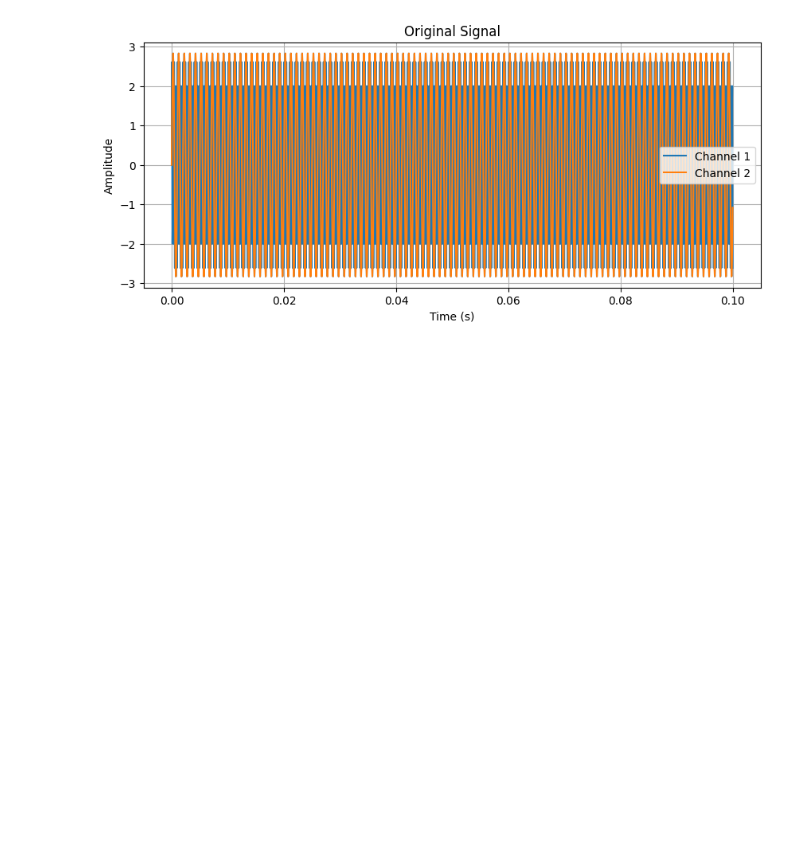
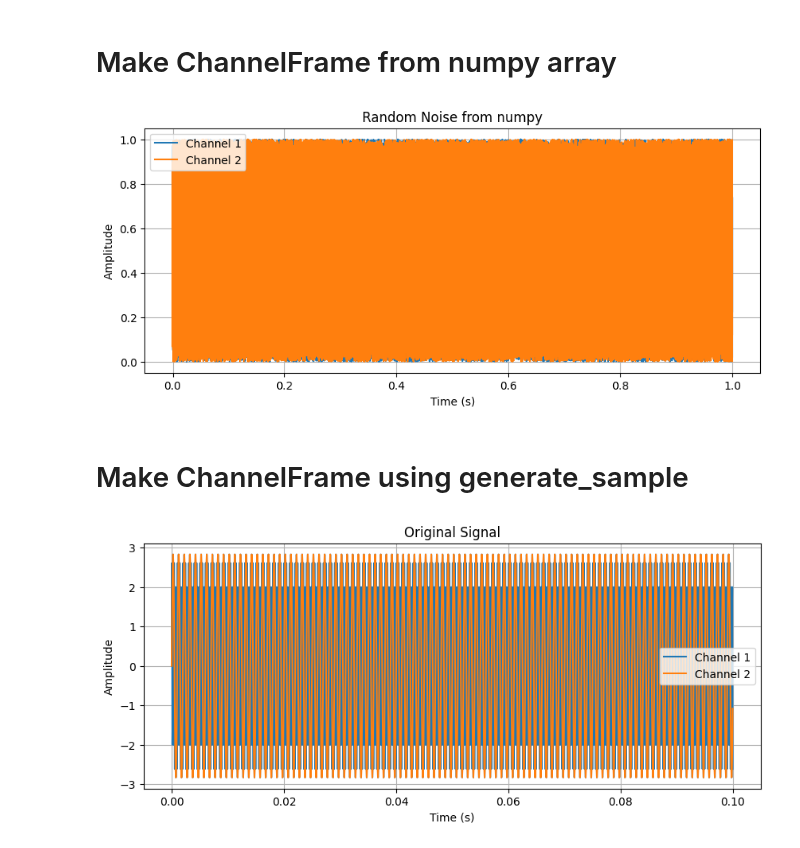
Before and after one commit to kasahart/wandas, a Jupyter notebook: examples/basic_usage.ipynb, the cells around one changed output. Cells and saved outputs as stored; diff of their text form; code cells hidden in the pictures; blank space fills up the shorter version.

Commit message:
ChannelFrameクラスにndarrayからインスタンスを生成するメソッドを追加

```diff
--- a/examples/basic_usage.ipynb
+++ b/examples/basic_usage.ipynb
@@ -3,3 +5,16 @@ from wandas.utils import generate_sample
+# %% [markdown]
+# Make ChannelFrame from numpy array
+# %%
+fs = 44100
+rand_signal = np.random.rand(2, fs)
+signal = ChannelFrame.from_ndarray(rand_signal, sampling_rate=fs)
+
+# Plot the signals
+signal.plot(title="Random Noise from numpy")
+# %% [output]
+[figure, added]
+# %% [markdown]
+# Make ChannelFrame using generate_sample
 # %%
 # Generate a sample
 signal = generate_sample.generate_sample(freqs=[5000, 1000], duration=0.1)
```
Also changed, not shown: parts of 2 cells of this notebook, 2 other files.
